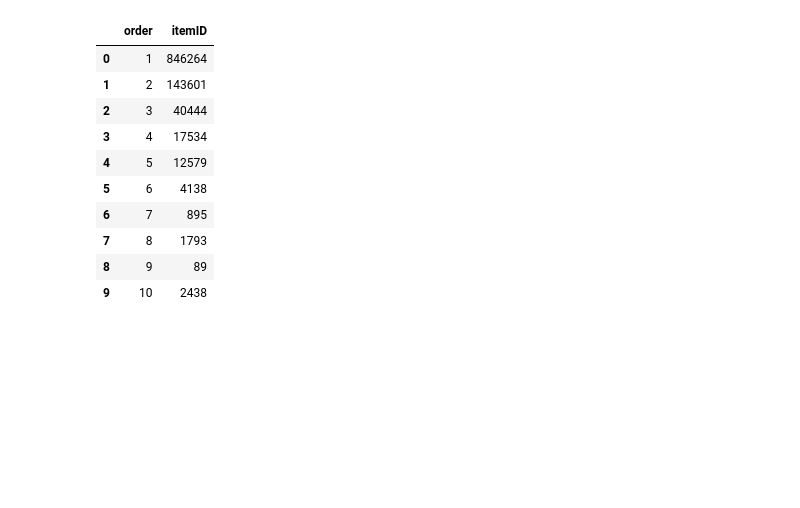
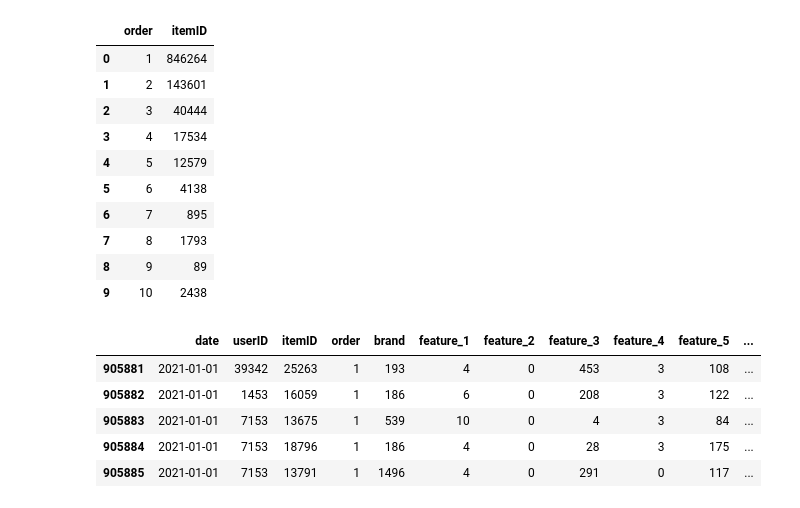
Before and after one commit to aldietri/Data-Mining-Cup-2022, a Jupyter notebook: EDA/Abda/ApproachByAbda.ipynb, the cells around one changed output. Saved outputs shown, nothing was run; the diff lists cells and outputs as text; code cells hidden in the pictures; blank space fills up the shorter version.

Commit message:
Grouping by Year

```diff
--- a/EDA/Abda/ApproachByAbda.ipynb
+++ b/EDA/Abda/ApproachByAbda.ipynb
@@ -203,6 +203,19 @@ df_grouped_by_order.head(10)
 | 7 | 8 | 1793 |
 | 8 | 9 | 89 |
 | 9 | 10 | 2438 |
+# %%
+# Splitting dataset by year
+df_merged_2021 = df_merged[df_merged['date'].dt.year == 2021]
+df_merged_2022 = df_merged[df_merged['date'].dt.year == 2022]
+
+# Creating new 'Month' Columns
+# %% [output]
+|  | date | userID | itemID | order | brand | feature_1 | feature_2 | feature_3 | feature_4 | feature_5 | ... |
+| 905881 | 2021-01-01 | 39342 | 25263 | 1 | 193 | 4 | 0 | 453 | 3 | 108 | ... |
+| 905882 | 2021-01-01 | 1453 | 16059 | 1 | 186 | 6 | 0 | 208 | 3 | 122 | ... |
+| 905883 | 2021-01-01 | 7153 | 13675 | 1 | 539 | 10 | 0 | 4 | 3 | 84 | ... |
+| 905884 | 2021-01-01 | 7153 | 18796 | 1 | 186 | 4 | 0 | 28 | 3 | 175 | ... |
+| 905885 | 2021-01-01 | 7153 | 13791 | 1 | 1496 | 4 | 0 | 291 | 0 | 117 | ... |
 # %%
 fig_grouped = px.histogram(df_grouped_by_order, x = 'order', y = 'itemID', nbins = len(df_grouped_by_order), text_auto = True)
 fig_grouped.update_layout(
```
Also changed, not shown: parts of 1 cell of this notebook.
